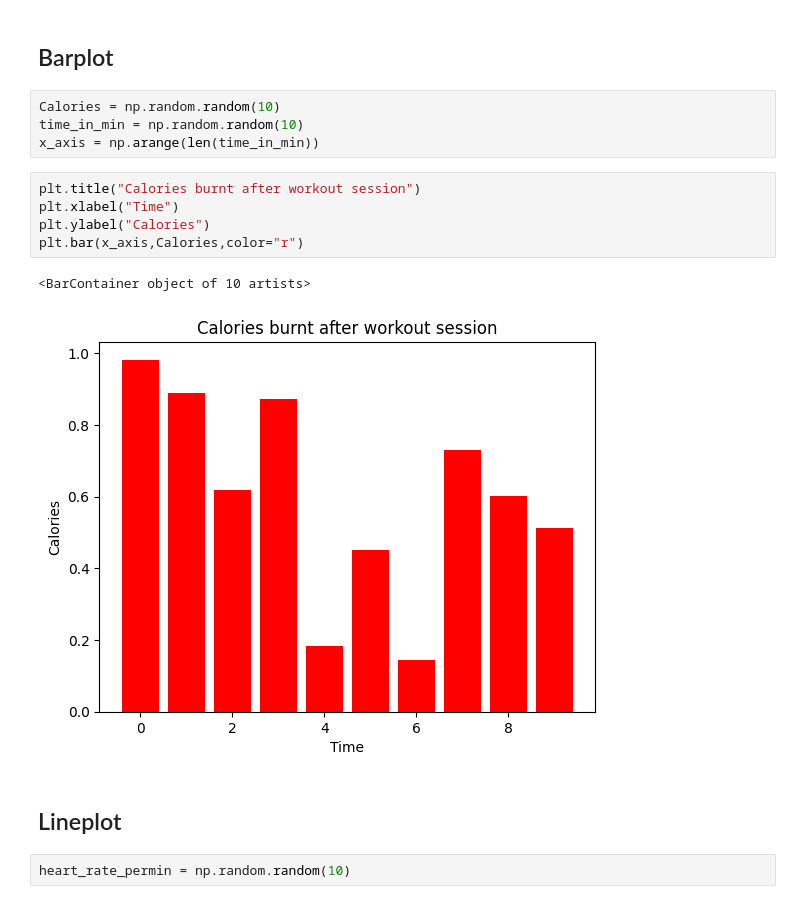
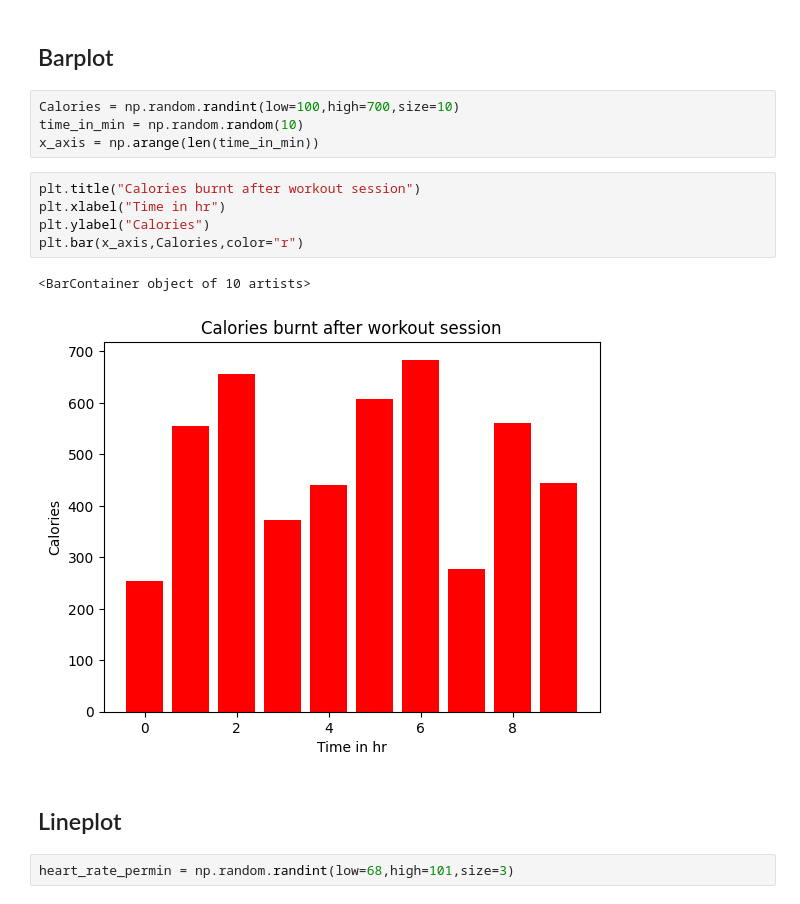
Before and after one commit to epsilonpi-club/pre-bootcamp, a Jupyter notebook: Vaishnavi/Matplotlib task/Matplotlib_assignment.ipynb, the cells around one changed output. Drawn from its saved outputs; the diff is of its cells as text.

```diff
--- a/Vaishnavi/Matplotlib task/Matplotlib_assignment.ipynb
+++ b/Vaishnavi/Matplotlib task/Matplotlib_assignment.ipynb
@@ -31,21 +31,21 @@ plt.scatter(x,y,c = colors,s=size)
 # %% [markdown]
 ## Barplot
 # %%
-Calories = np.random.random(10)
+Calories = np.random.randint(low=100,high=700,size=10)
 time_in_min = np.random.random(10)
 x_axis = np.arange(len(time_in_min))
 # %%
 plt.title("Calories burnt after workout session")
-plt.xlabel("Time")
+plt.xlabel("Time in hr")
 plt.ylabel("Calories")
 plt.bar(x_axis,Calories,color="r")
 # %% [output]
 <BarContainer object of 10 artists>
-[figure, old version]
+[figure, new version]
 # %% [markdown]
 ## Lineplot
-# %%
-heart_rate_permin = np.random.random(10)
+# %%
+heart_rate_permin = np.random.randint(low=68,high=101,size=3)
 # %%
 plt.plot(heart_rate_permin,linestyle="dotted",c='green')
 # %% [output]
```
Also changed, not shown: parts of 1 cell of this notebook.
